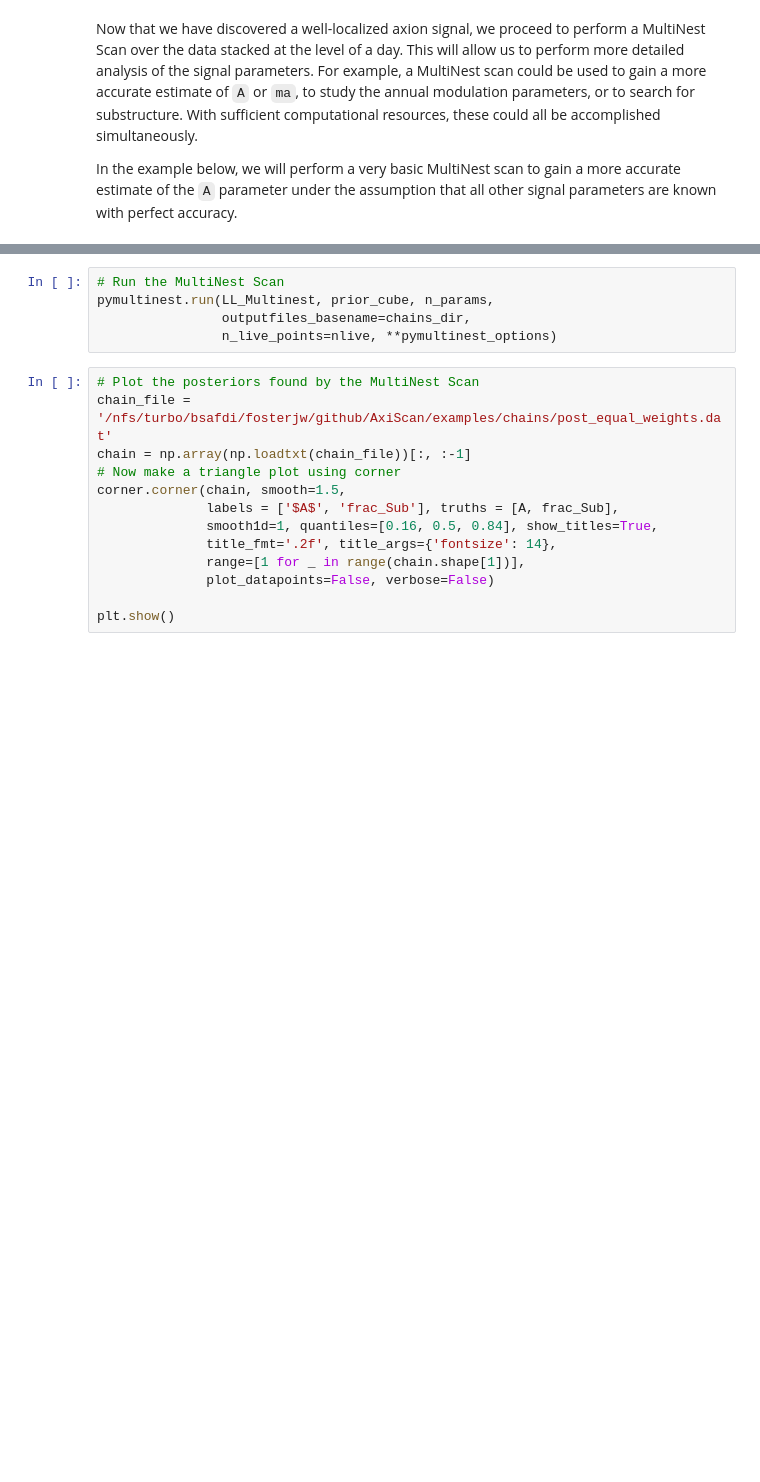
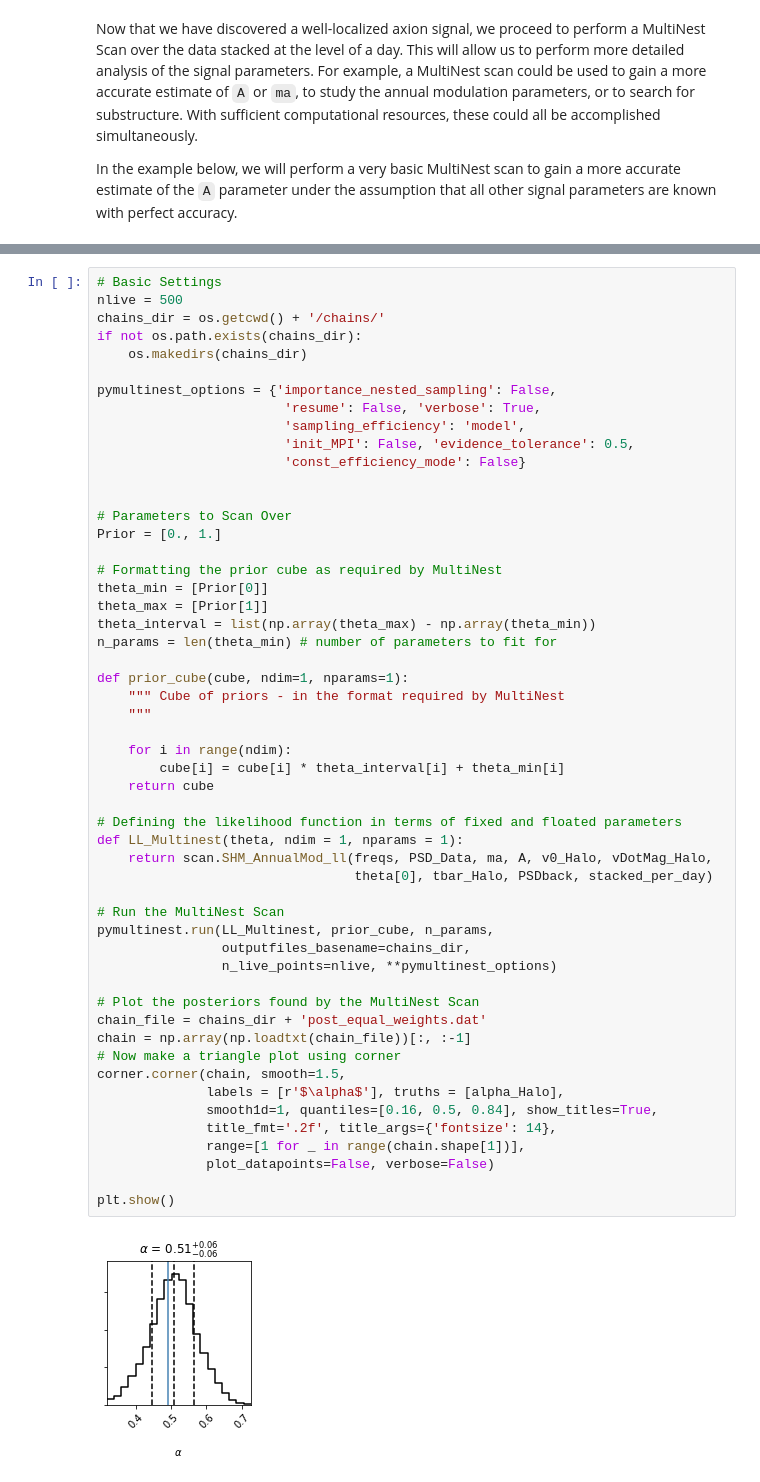
Before and after one commit to bsafdi/AxiScan, a Jupyter notebook: examples/Example.ipynb, the cells around one changed output, grey strips where cells are left out. Saved outputs shown, nothing was run; the diff lists cells and outputs as text; blank space fills up the shorter version.

```diff
--- a/examples/Example.ipynb
+++ b/examples/Example.ipynb
@@ -244,18 +269,55 @@ def LL_Multinest(theta, ndim = 1, nparams = 1):
-# %%
-# Run the MultiNest Scan
-pymultinest.run(LL_Multinest, prior_cube, n_params,
-                outputfiles_basename=chains_dir,
-                n_live_points=nlive, **pymultinest_options)
-# %%
-# Plot the posteriors found by the MultiNest Scan
-chain_file = '/nfs/turbo/bsafdi/fosterjw/github/AxiScan/examples/chains/post_equal_weights.dat'
-chain = np.array(np.loadtxt(chain_file))[:, :-1]
-# Now make a triangle plot using corner
-corner.corner(chain, smooth=1.5,
-              labels = ['$A$', 'frac_Sub'], truths = [A, frac_Sub],
-              smooth1d=1, quantiles=[0.16, 0.5, 0.84], show_titles=True,
-              title_fmt='.2f', title_args={'fontsize': 14},
-              range=[1 for _ in range(chain.shape[1])],
-              plot_datapoints=False, verbose=False)
-
-plt.show()
+# %%
+# Basic Settings
+nlive = 500
+chains_dir = os.getcwd() + '/chains/'
+if not os.path.exists(chains_dir):
+    os.makedirs(chains_dir)
+
+pymultinest_options = {'importance_nested_sampling': False,
+                        'resume': False, 'verbose': True,
+                        'sampling_efficiency': 'model',
+                        'init_MPI': False, 'evidence_tolerance': 0.5,
+                        'const_efficiency_mode': False}
+
+
+# Parameters to Scan Over
+Prior = [0., 1.]
+
+# Formatting the prior cube as required by MultiNest
+theta_min = [Prior[0]]
+theta_max = [Prior[1]]
+theta_interval = list(np.array(theta_max) - np.array(theta_min))
+n_params = len(theta_min) # number of parameters to fit for
+
+def prior_cube(cube, ndim=1, nparams=1):
+    """ Cube of priors - in the format required by MultiNest
+    """
+
+    for i in range(ndim):
+        cube[i] = cube[i] * theta_interval[i] + theta_min[i]
+    return cube
+
+# Defining the likelihood function in terms of fixed and floated parameters
+def LL_Multinest(theta, ndim = 1, nparams = 1):
+    return scan.SHM_AnnualMod_ll(freqs, PSD_Data, ma, A, v0_Halo, vDotMag_Halo,
+                                 theta[0], tbar_Halo, PSDback, stacked_per_day)
+
+# Run the MultiNest Scan
+pymultinest.run(LL_Multinest, prior_cube, n_params,
+                outputfiles_basename=chains_dir,
+                n_live_points=nlive, **pymultinest_options)
+
+# Plot the posteriors found by the MultiNest Scan
+chain_file = chains_dir + 'post_equal_weights.dat'
+chain = np.array(np.loadtxt(chain_file))[:, :-1]
+# Now make a triangle plot using corner
+corner.corner(chain, smooth=1.5,
+              labels = [r'$\alpha$'], truths = [alpha_Halo],
+              smooth1d=1, quantiles=[0.16, 0.5, 0.84], show_titles=True,
+              title_fmt='.2f', title_args={'fontsize': 14},
+              range=[1 for _ in range(chain.shape[1])],
+              plot_datapoints=False, verbose=False)
+
+plt.show()
+# %% [output]
+[figure, added]
```
Also changed, not shown: parts of 6 cells of this notebook, 2 other files.
